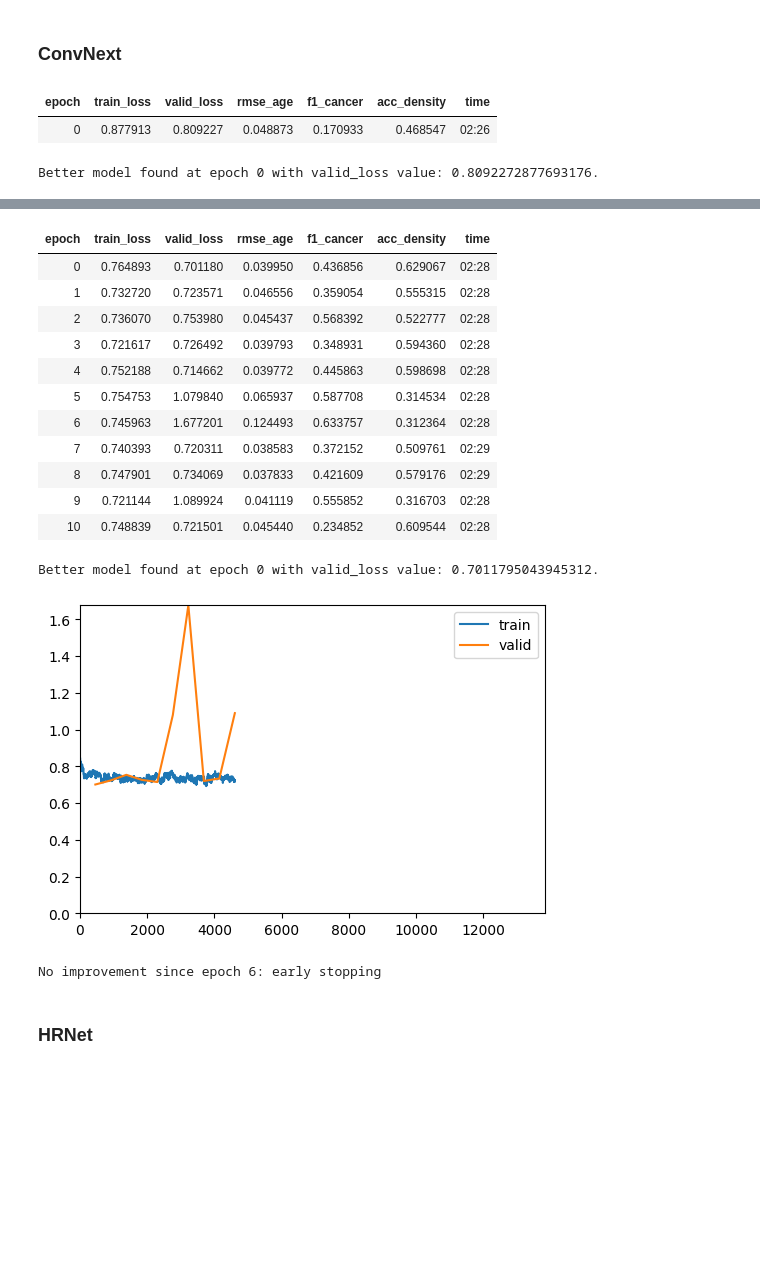
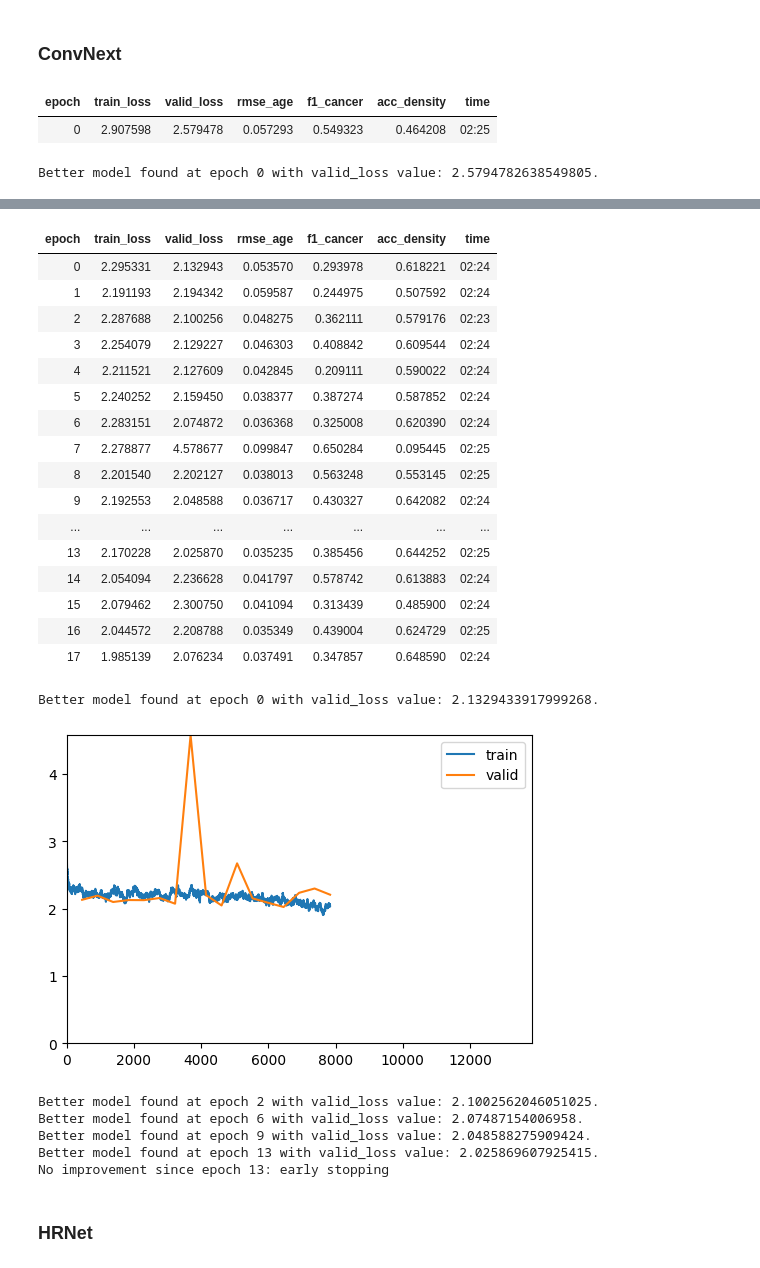
Before and after one commit to inigo99/CancerDetection, a Jupyter notebook: TFM.ipynb, the cells around one changed output, grey strips where cells are left out. Cells and saved outputs as stored; diff of their text form; code cells hidden in the pictures; blank space fills up the shorter version.

```diff
--- a/TFM.ipynb
+++ b/TFM.ipynb
@@ -946,7 +946,7 @@ class MultiTaskLossWrapper(nn.Module):
         precision2 = torch.exp(-self.log_vars[2])
         loss2 = precision2 * loss2 + self.log_vars[2]
 
-        return -0.1 * loss0 + 0.6 * loss1 + 0.3 * loss2
+        return 3* (0.1 * loss0 + 0.6 * loss1 + 0.3 * loss2)
 # %%
 from sklearn.metrics import f1_score
 def rmse_age(preds, labels): return rmse(preds[0], labels[0])
@@ -955,7 +955,7 @@ def f1_cancer(preds, labels):
     pred = np.array(pred)
     plist = []
     for i in range(len(pred)):
-        if np.sum(pred[i]) > 0:
+        if pred[i][0] > pred[i][1]:
             plist.append(1)
         else:
             plist.append(0)
@@ -1096,7 +1087,7 @@ class MultiTaskModel(nn.Module):
 # %%
 callbacks = [
     ShowGraphCallback(),
-    EarlyStoppingCallback(monitor='f1_cancer', comp=np.greater, patience=4),
+    EarlyStoppingCallback(monitor='valid_loss', comp=np.less, patience=4),
     SaveModelCallback(fname='ConvNext')
 ]
 
@@ -1105,5 +1096,5 @@ learn = Learner(data, model, loss_func=loss_func, cbs=callbacks, metrics=metrics
 learn.fine_tune(30, base_lr=1e-3)
 # %% [output]
 | epoch | train_loss | valid_loss | rmse_age | f1_cancer | acc_density | time |
-| 0 | 0.877913 | 0.809227 | 0.048873 | 0.170933 | 0.468547 | 02:26 |
+| 0 | 2.907598 | 2.579478 | 0.057293 | 0.549323 | 0.464208 | 02:25 |
-Better model found at epoch 0 with valid_loss value: 0.8092272877693176.
+Better model found at epoch 0 with valid_loss value: 2.5794782638549805.
@@ -1111,18 +1102,27 @@ Better model found at epoch 0 with valid_loss value: 0.8092272877693176.
 | epoch | train_loss | valid_loss | rmse_age | f1_cancer | acc_density | time |
-| 0 | 0.764893 | 0.701180 | 0.039950 | 0.436856 | 0.629067 | 02:28 |
-| 1 | 0.732720 | 0.723571 | 0.046556 | 0.359054 | 0.555315 | 02:28 |
-| 2 | 0.736070 | 0.753980 | 0.045437 | 0.568392 | 0.522777 | 02:28 |
-| 3 | 0.721617 | 0.726492 | 0.039793 | 0.348931 | 0.594360 | 02:28 |
-| 4 | 0.752188 | 0.714662 | 0.039772 | 0.445863 | 0.598698 | 02:28 |
-| 5 | 0.754753 | 1.079840 | 0.065937 | 0.587708 | 0.314534 | 02:28 |
-| 6 | 0.745963 | 1.677201 | 0.124493 | 0.633757 | 0.312364 | 02:28 |
-| 7 | 0.740393 | 0.720311 | 0.038583 | 0.372152 | 0.509761 | 02:29 |
-| 8 | 0.747901 | 0.734069 | 0.037833 | 0.421609 | 0.579176 | 02:29 |
-| 9 | 0.721144 | 1.089924 | 0.041119 | 0.555852 | 0.316703 | 02:28 |
-| 10 | 0.748839 | 0.721501 | 0.045440 | 0.234852 | 0.609544 | 02:28 |
+| 0 | 2.295331 | 2.132943 | 0.053570 | 0.293978 | 0.618221 | 02:24 |
+| 1 | 2.191193 | 2.194342 | 0.059587 | 0.244975 | 0.507592 | 02:24 |
+| 2 | 2.287688 | 2.100256 | 0.048275 | 0.362111 | 0.579176 | 02:23 |
+| 3 | 2.254079 | 2.129227 | 0.046303 | 0.408842 | 0.609544 | 02:24 |
+| 4 | 2.211521 | 2.127609 | 0.042845 | 0.209111 | 0.590022 | 02:24 |
+| 5 | 2.240252 | 2.159450 | 0.038377 | 0.387274 | 0.587852 | 02:24 |
+| 6 | 2.283151 | 2.074872 | 0.036368 | 0.325008 | 0.620390 | 02:24 |
+| 7 | 2.278877 | 4.578677 | 0.099847 | 0.650284 | 0.095445 | 02:25 |
+| 8 | 2.201540 | 2.202127 | 0.038013 | 0.563248 | 0.553145 | 02:25 |
+| 9 | 2.192553 | 2.048588 | 0.036717 | 0.430327 | 0.642082 | 02:24 |
+| ... | ... | ... | ... | ... | ... | ... |
+| 13 | 2.170228 | 2.025870 | 0.035235 | 0.385456 | 0.644252 | 02:25 |
+| 14 | 2.054094 | 2.236628 | 0.041797 | 0.578742 | 0.613883 | 02:24 |
+| 15 | 2.079462 | 2.300750 | 0.041094 | 0.313439 | 0.485900 | 02:24 |
+| 16 | 2.044572 | 2.208788 | 0.035349 | 0.439004 | 0.624729 | 02:25 |
+| 17 | 1.985139 | 2.076234 | 0.037491 | 0.347857 | 0.648590 | 02:24 |
-Better model found at epoch 0 with valid_loss value: 0.7011795043945312.
+Better model found at epoch 0 with valid_loss value: 2.1329433917999268.
-[figure, old version]
+[figure, new version]
-No improvement since epoch 6: early stopping
+Better model found at epoch 2 with valid_loss value: 2.1002562046051025.
+Better model found at epoch 6 with valid_loss value: 2.07487154006958.
+Better model found at epoch 9 with valid_loss value: 2.048588275909424.
+Better model found at epoch 13 with valid_loss value: 2.025869607925415.
+No improvement since epoch 13: early stopping
 # %% [markdown]
 ### HRNet
 # %%
```
Also changed, not shown: parts of 13 cells of this notebook.
